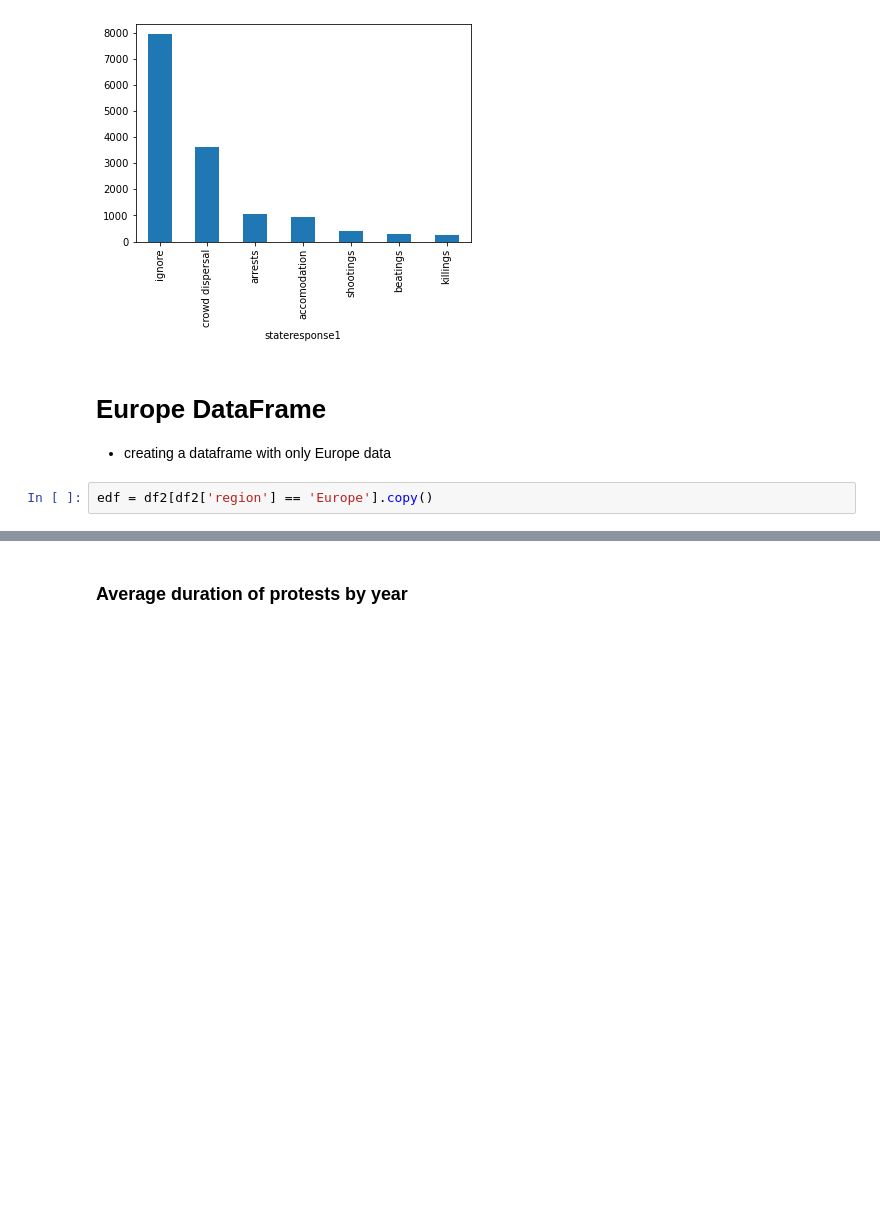
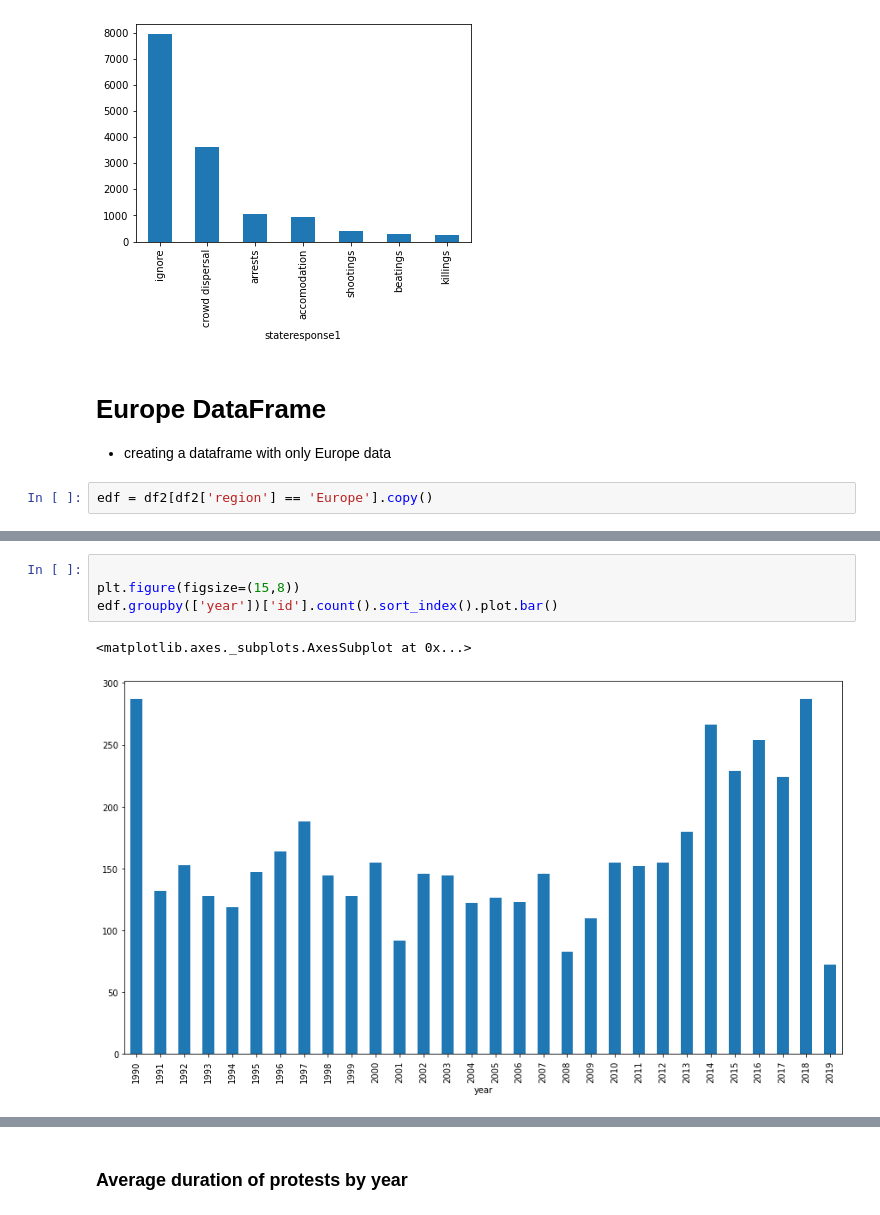
Before and after one commit to 1aaronh/worldwide_protest_analysis, a Jupyter notebook: code/group_project_eda.ipynb, the cells around one changed output, grey strips where cells are left out. Cells and saved outputs as stored; diff of their text form; blank space fills up the shorter version.

```diff
--- a/code/group_project_eda.ipynb
+++ b/code/group_project_eda.ipynb
@@ -392,0 +393,7 @@ edf.shape
+# %%
+
+plt.figure(figsize=(15,8))
+edf.groupby(['year'])['id'].count().sort_index().plot.bar()
+# %% [output]
+<matplotlib.axes._subplots.AxesSubplot at 0x...>
+[figure, added]
```
Also changed, not shown: parts of 13 cells of this notebook.
